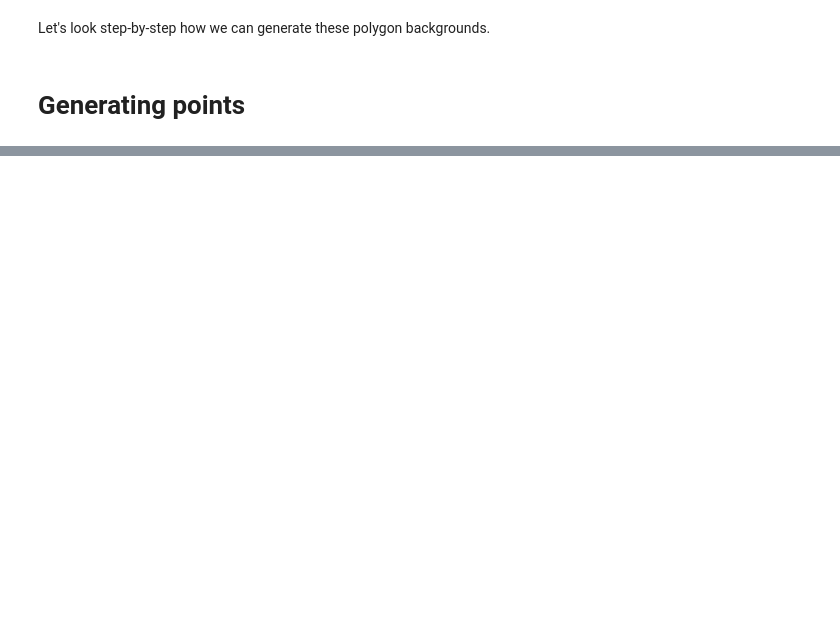
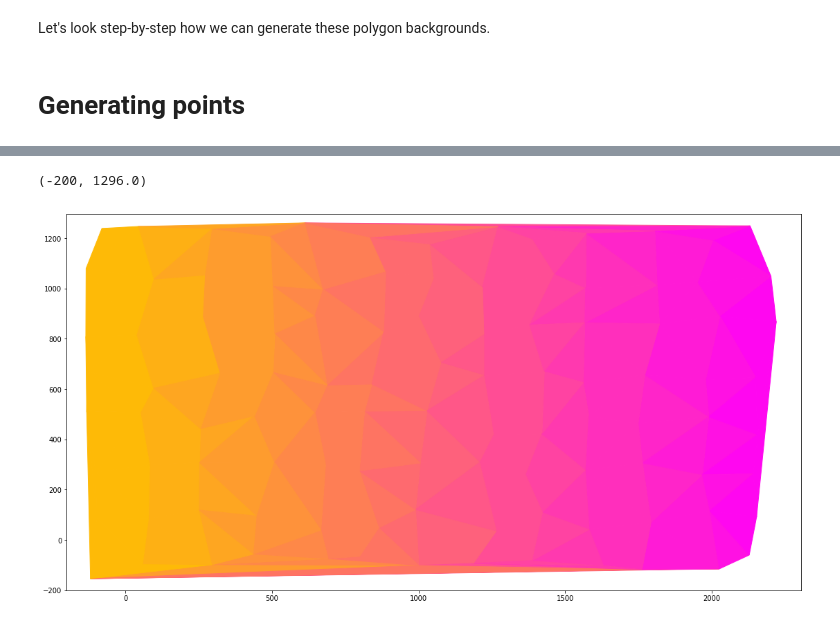
Before and after one commit to mitch-karch/tri, a Jupyter notebook: Explanation.ipynb, the cells around one changed output, grey strips where cells are left out. Cells and saved outputs as stored; diff of their text form; code cells hidden in the pictures; blank space fills up the shorter version.

```diff
--- a/Explanation.ipynb
+++ b/Explanation.ipynb
@@ -191,3 +219,26 @@ from colour import Color
+# %%
+fig = plt.figure(figsize=(19,10))
+
+ax = plt.gca()
+
+for point in samplePoints[tri]:
+    centers = centerTriangle(point)
+    percentageX = min(normalizeCoordinate(centers[0],bleedX,graphWidth),1)
+
+    currentX = int(normalizeCoordinate(centerTriangle(point)[0]*color_steps, bleedX, graphWidth))
+
+    xColor, yColor = gradi_X[currentX], gradi_X[currentX+1]
+    intColor = calculate_gradient(xColor, yColor, 3)[1]
+
+    p = Polygon(point, closed=True, color=intColor)
+    ax.add_patch(p)
+
+#plt.scatter(samplePoints[:,0], samplePoints[:,1])
+ax.set_xlim(-200,graphWidth*1.2)
+ax.set_ylim(-200,graphHeight*1.2)
+# %% [output]
+(-200, 1296.0)
+[figure, added]
 # %%
 color_steps = 20
 
```
Also changed, not shown: parts of 20 cells of this notebook.
